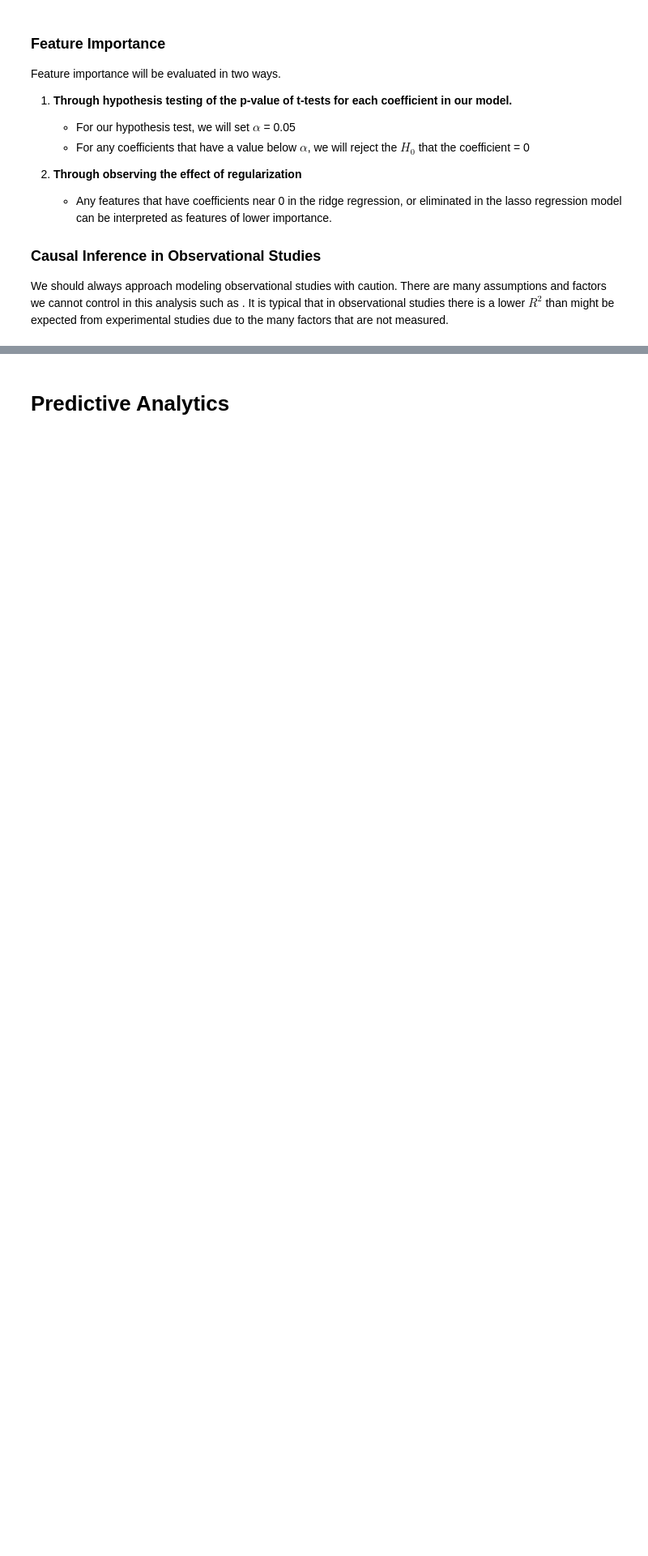
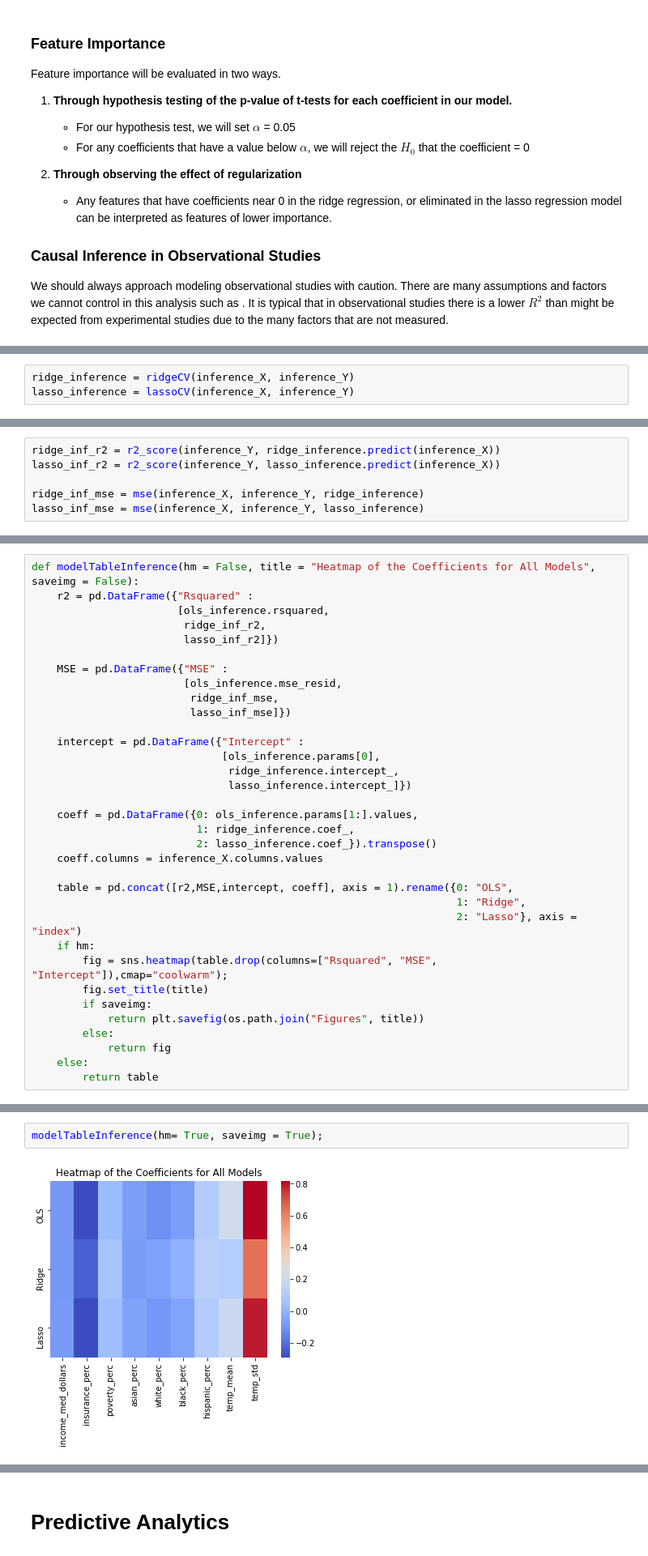
Before and after one commit to seanmperez/COVID-19-Demographic-and-Climate-Analysis, a Jupyter notebook: Analysis.ipynb, the cells around one changed output, grey strips where cells are left out. Shown at 81% size. Saved outputs shown, nothing was run; the diff lists cells and outputs as text; blank space fills up the shorter version.

```diff
--- a/Analysis.ipynb
+++ b/Analysis.ipynb
@@ -373,0 +458,3 @@ Warnings:
+# %%
+ridge_inference = ridgeCV(inference_X, inference_Y)
+lasso_inference = lassoCV(inference_X, inference_Y)
@@ -373,0 +466,6 @@ Warnings:
+# %%
+ridge_inf_r2 = r2_score(inference_Y, ridge_inference.predict(inference_X))
+lasso_inf_r2 = r2_score(inference_Y, lasso_inference.predict(inference_X))
+
+ridge_inf_mse = mse(inference_X, inference_Y, ridge_inference)
+lasso_inf_mse = mse(inference_X, inference_Y, lasso_inference)
@@ -373,0 +474,34 @@ Warnings:
+# %%
+def modelTableInference(hm = False, title = "Heatmap of the Coefficients for All Models", saveimg = False):
+    r2 = pd.DataFrame({"Rsquared" :
+                       [ols_inference.rsquared,
+                        ridge_inf_r2,
+                        lasso_inf_r2]})
+
+    MSE = pd.DataFrame({"MSE" :
+                        [ols_inference.mse_resid,
+                         ridge_inf_mse,
+                         lasso_inf_mse]})
+
+    intercept = pd.DataFrame({"Intercept" :
+                              [ols_inference.params[0],
+                               ridge_inference.intercept_,
+                               lasso_inference.intercept_]})
+
+    coeff = pd.DataFrame({0: ols_inference.params[1:].values,
+                          1: ridge_inference.coef_,
+                          2: lasso_inference.coef_}).transpose()
+    coeff.columns = inference_X.columns.values
+
+    table = pd.concat([r2,MSE,intercept, coeff], axis = 1).rename({0: "OLS",
+                                                                   1: "Ridge",
+                                                                   2: "Lasso"}, axis = "index")
+    if hm:
+        fig = sns.heatmap(table.drop(columns=["Rsquared", "MSE", "Intercept"]),cmap="coolwarm");
+        fig.set_title(title)
+        if saveimg:
+            return plt.savefig(os.path.join("Figures", title))
+        else:
+            return fig
+    else:
+        return table
@@ -374,3 +515,7 @@ Warnings:
+# %%
+modelTableInference(hm= True, saveimg = True);
+# %% [output]
+[figure, added]
 # %% [markdown]
 ### Insights
 
```
Also changed, not shown: parts of 34 cells of this notebook, 3 other files.
